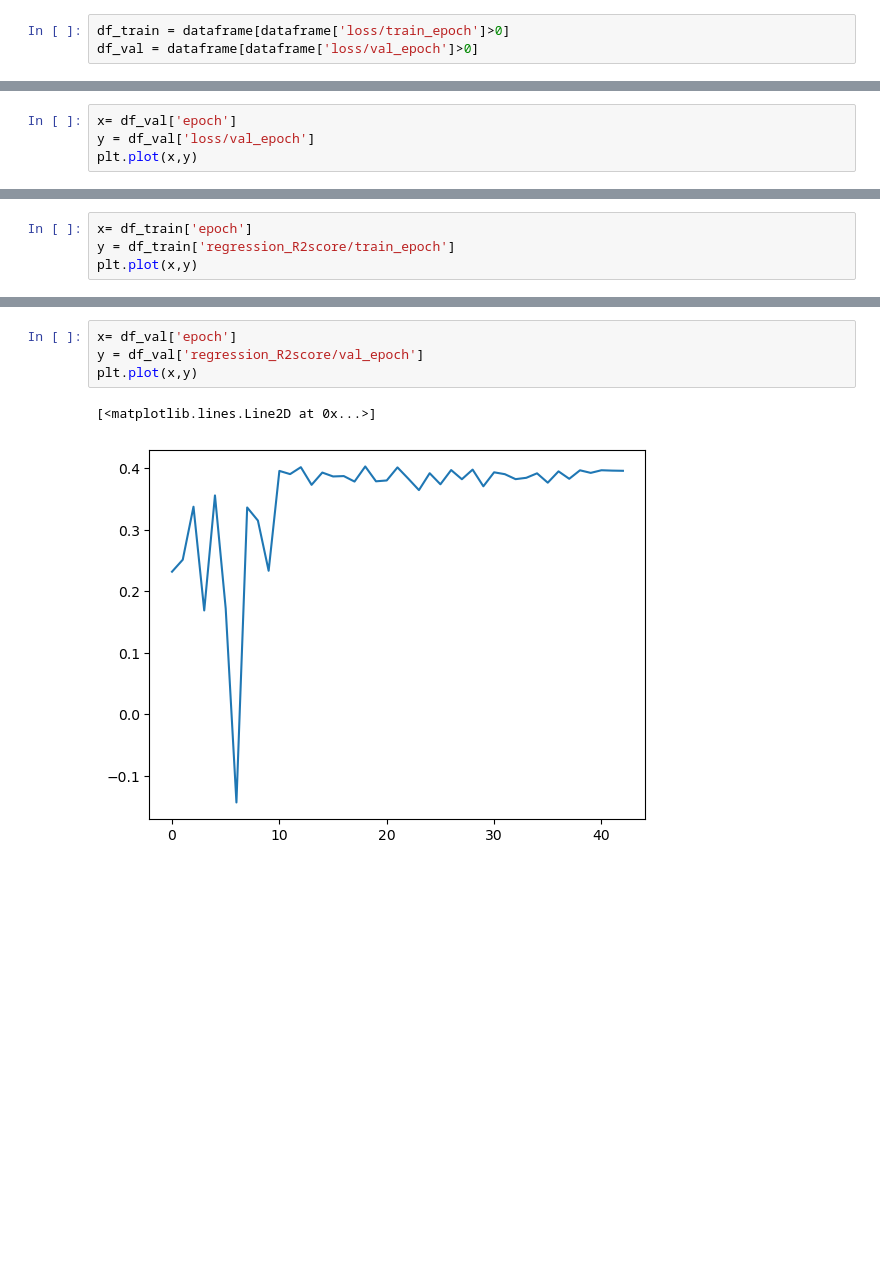
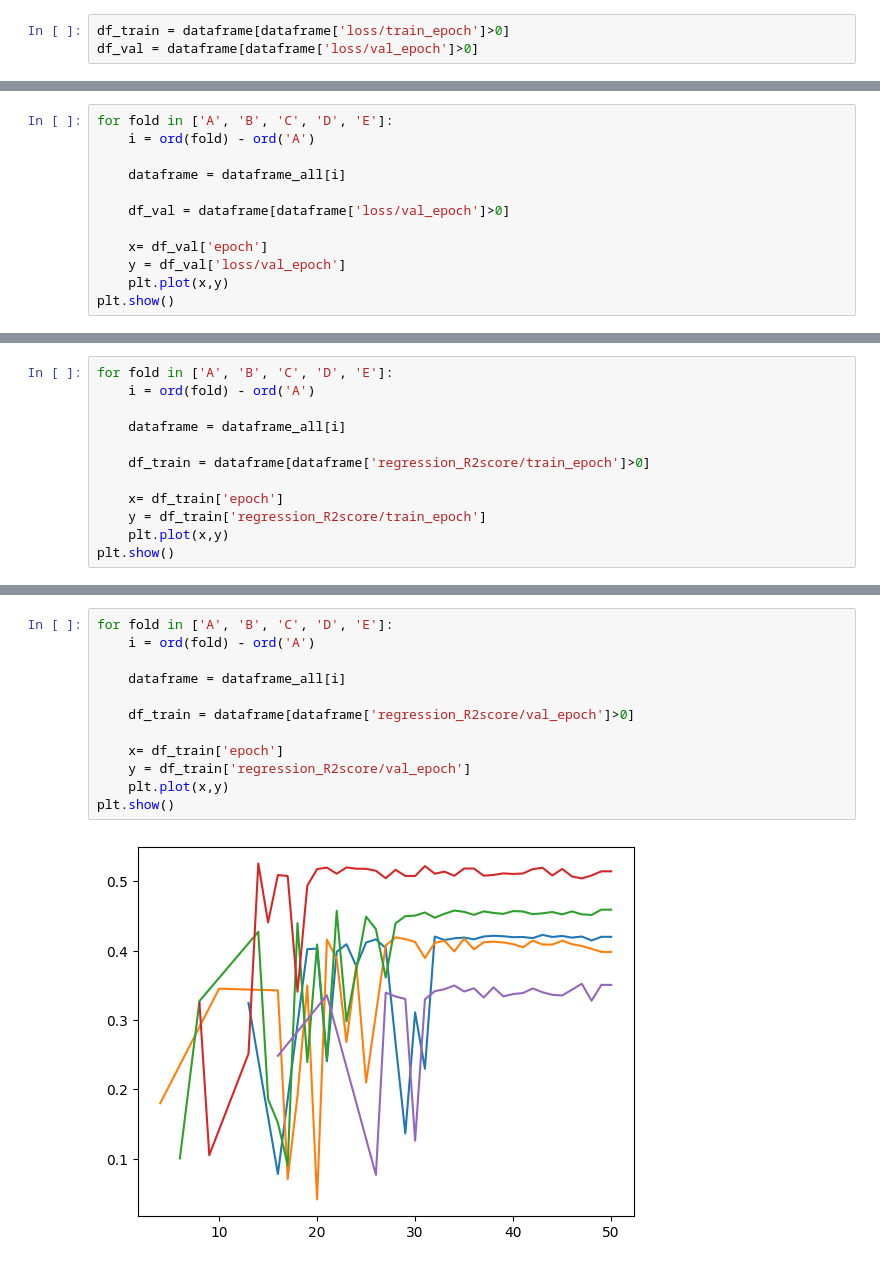
Before and after one commit to plantnet/malpolon, a Jupyter notebook: launch.ipynb, the cells around one changed output, grey strips where cells are left out. Saved outputs shown, nothing was run; the diff lists cells and outputs as text; blank space fills up the shorter version.

Commit message:
plot results for all 5 folds

```diff
--- a/launch.ipynb
+++ b/launch.ipynb
@@ -50,5 +62,13 @@ plt.plot(x,y)
 # %%
-x= df_val['epoch']
-y = df_val['loss/val_epoch']
-plt.plot(x,y)
+for fold in ['A', 'B', 'C', 'D', 'E']:
+    i = ord(fold) - ord('A')
+
+    dataframe = dataframe_all[i]
+
+    df_val = dataframe[dataframe['loss/val_epoch']>0]
+
+    x= df_val['epoch']
+    y = df_val['loss/val_epoch']
+    plt.plot(x,y)
+plt.show()
 # %% [output]
@@ -57,5 +76,13 @@ plt.plot(x,y)
 # %%
-x= df_train['epoch']
-y = df_train['regression_R2score/train_epoch']
-plt.plot(x,y)
+for fold in ['A', 'B', 'C', 'D', 'E']:
+    i = ord(fold) - ord('A')
+
+    dataframe = dataframe_all[i]
+
+    df_train = dataframe[dataframe['regression_R2score/train_epoch']>0]
+
+    x= df_train['epoch']
+    y = df_train['regression_R2score/train_epoch']
+    plt.plot(x,y)
+plt.show()
 # %% [output]
@@ -64,7 +90,14 @@ plt.plot(x,y)
 # %%
-x= df_val['epoch']
-y = df_val['regression_R2score/val_epoch']
-plt.plot(x,y)
+for fold in ['A', 'B', 'C', 'D', 'E']:
+    i = ord(fold) - ord('A')
+
+    dataframe = dataframe_all[i]
+
+    df_train = dataframe[dataframe['regression_R2score/val_epoch']>0]
+
+    x= df_train['epoch']
+    y = df_train['regression_R2score/val_epoch']
+    plt.plot(x,y)
+plt.show()
 # %% [output]
-[<matplotlib.lines.Line2D at 0x...>]
-[figure, old version]
+[figure, new version]
```
Also changed, not shown: parts of 11 cells of this notebook.
